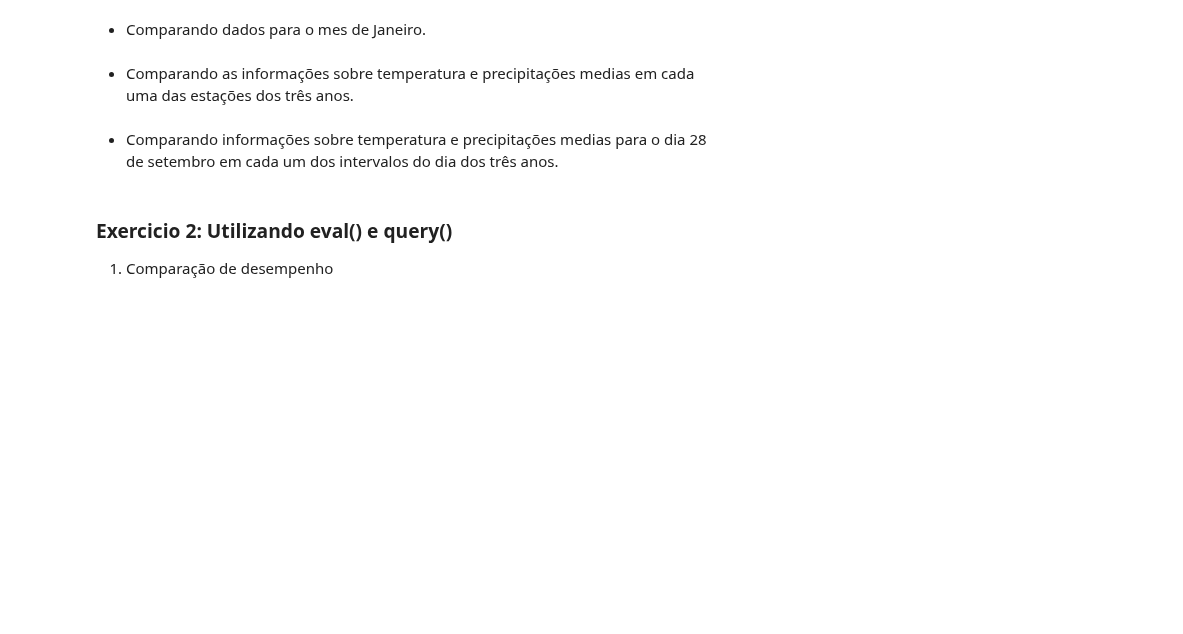
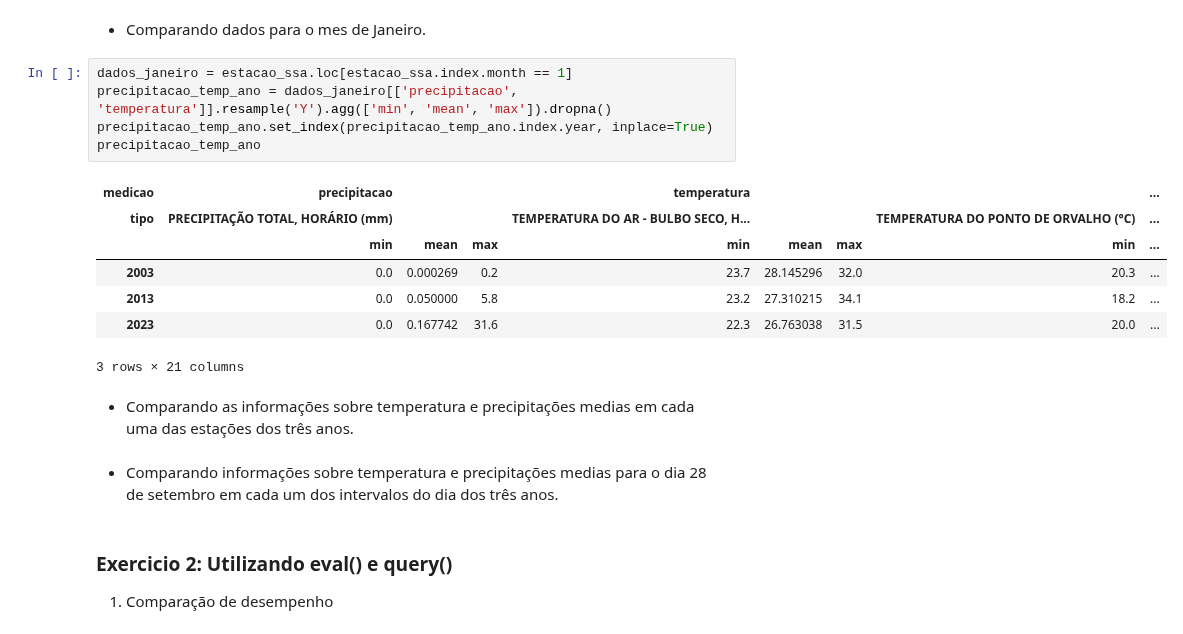
Before and after one commit to everaldina/Trilha_Python, a Jupyter notebook: dev-Everaldina/PI-008.ipynb, the cells around one changed output. Saved outputs shown, nothing was run; the diff lists cells and outputs as text; blank space fills up the shorter version.

Commit message:
add analise de dados P008

```diff
--- a/dev-Everaldina/PI-008.ipynb
+++ b/dev-Everaldina/PI-008.ipynb
@@ -221,5 +233,18 @@ for coluna in colunas:
 # %% [markdown]
    - Comparando dados para o mes de Janeiro.
+# %%
+dados_janeiro = estacao_ssa.loc[estacao_ssa.index.month == 1]
+precipitacao_temp_ano = dados_janeiro[['precipitacao', 'temperatura']].resample('Y').agg(['min', 'mean', 'max']).dropna()
+precipitacao_temp_ano.set_index(precipitacao_temp_ano.index.year, inplace=True)
+precipitacao_temp_ano
+# %% [output]
+| medicao | precipitacao |  |  | temperatura |  |  |  | ... |
+| tipo | PRECIPITAÇÃO TOTAL, HORÁRIO (mm) |  |  | TEMPERATURA DO AR - BULBO SECO, H... |  |  | TEMPERATURA DO PONTO DE ORVALHO (°C) | ... |
+|  | min | mean | max | min | mean | max | min | ... |
+| 2003 | 0.0 | 0.000269 | 0.2 | 23.7 | 28.145296 | 32.0 | 20.3 | ... |
+| 2013 | 0.0 | 0.050000 | 5.8 | 23.2 | 27.310215 | 34.1 | 18.2 | ... |
+| 2023 | 0.0 | 0.167742 | 31.6 | 22.3 | 26.763038 | 31.5 | 20.0 | ... |
+3 rows × 21 columns
 # %% [markdown]
 - Comparando as informações sobre temperatura e precipitações medias em cada uma das estações dos três anos.
 # %% [markdown]
```
Also changed, not shown: parts of 2 cells of this notebook.
